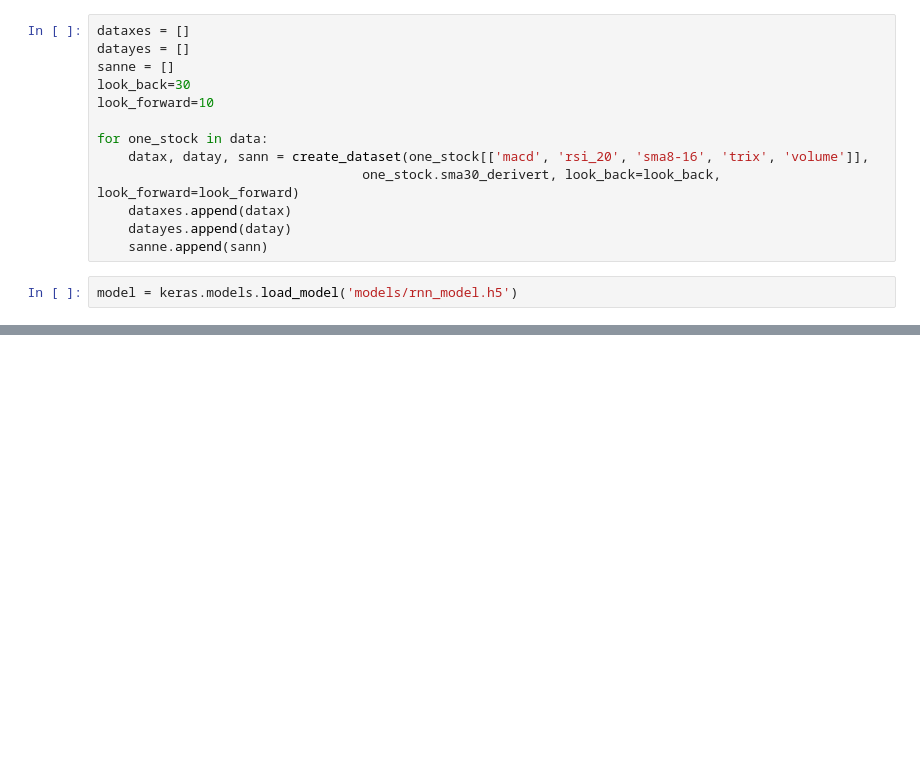
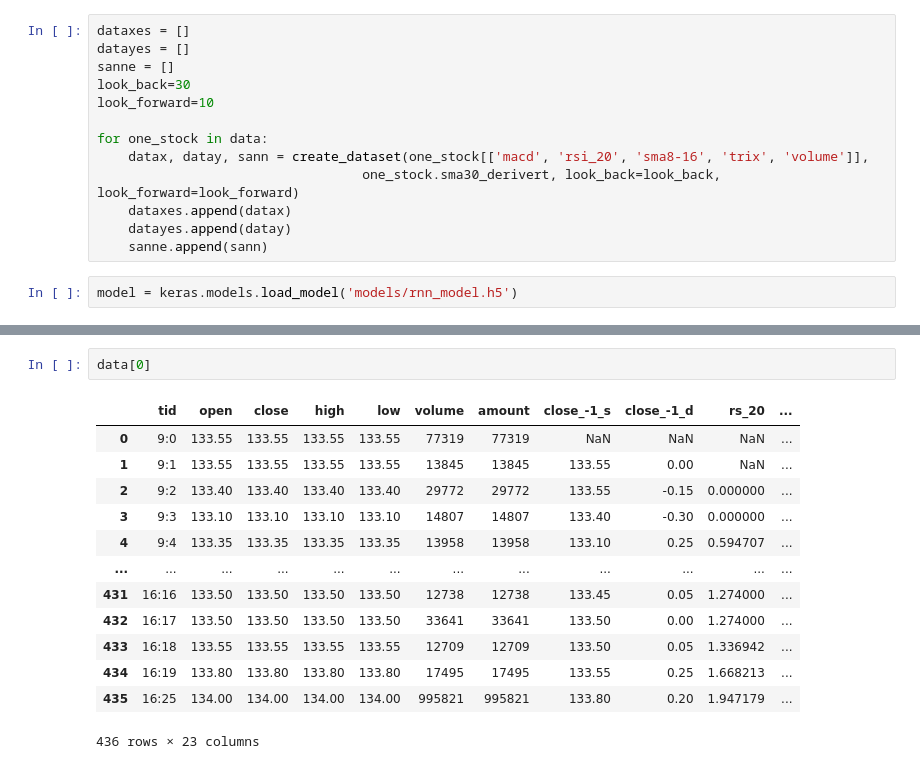
Before and after one commit to stianteien/instradag, a Jupyter notebook: RNN_use.ipynb, the cells around one changed output, grey strips where cells are left out. Cells and saved outputs as stored; diff of their text form; blank space fills up the shorter version.

```diff
--- a/RNN_use.ipynb
+++ b/RNN_use.ipynb
@@ -144,0 +169,16 @@ evaluate_trade(data[0], model.predict(dataxes[0]), look_back)
+# %%
+data[0]
+# %% [output]
+|  | tid | open | close | high | low | volume | amount | close_-1_s | close_-1_d | rs_20 | ... |
+| 0 | 9:0 | 133.55 | 133.55 | 133.55 | 133.55 | 77319 | 77319 | NaN | NaN | NaN | ... |
+| 1 | 9:1 | 133.55 | 133.55 | 133.55 | 133.55 | 13845 | 13845 | 133.55 | 0.00 | NaN | ... |
+| 2 | 9:2 | 133.40 | 133.40 | 133.40 | 133.40 | 29772 | 29772 | 133.55 | -0.15 | 0.000000 | ... |
+| 3 | 9:3 | 133.10 | 133.10 | 133.10 | 133.10 | 14807 | 14807 | 133.40 | -0.30 | 0.000000 | ... |
+| 4 | 9:4 | 133.35 | 133.35 | 133.35 | 133.35 | 13958 | 13958 | 133.10 | 0.25 | 0.594707 | ... |
+| ... | ... | ... | ... | ... | ... | ... | ... | ... | ... | ... | ... |
+| 431 | 16:16 | 133.50 | 133.50 | 133.50 | 133.50 | 12738 | 12738 | 133.45 | 0.05 | 1.274000 | ... |
+| 432 | 16:17 | 133.50 | 133.50 | 133.50 | 133.50 | 33641 | 33641 | 133.50 | 0.00 | 1.274000 | ... |
+| 433 | 16:18 | 133.55 | 133.55 | 133.55 | 133.55 | 12709 | 12709 | 133.50 | 0.05 | 1.336942 | ... |
+| 434 | 16:19 | 133.80 | 133.80 | 133.80 | 133.80 | 17495 | 17495 | 133.55 | 0.25 | 1.668213 | ... |
+| 435 | 16:25 | 134.00 | 134.00 | 134.00 | 134.00 | 995821 | 995821 | 133.80 | 0.20 | 1.947179 | ... |
+436 rows × 23 columns
```
Also changed, not shown: parts of 3 cells of this notebook.
